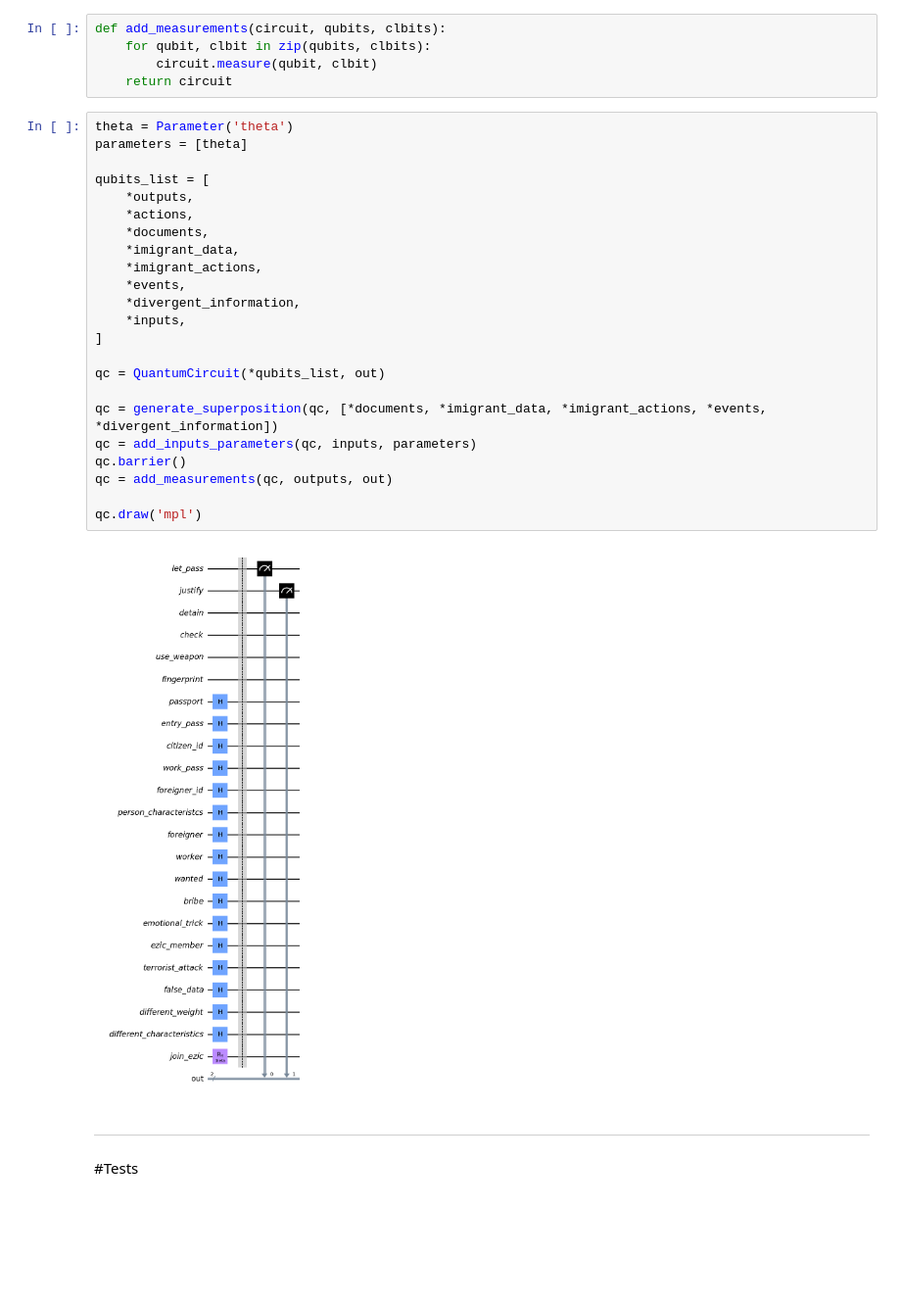
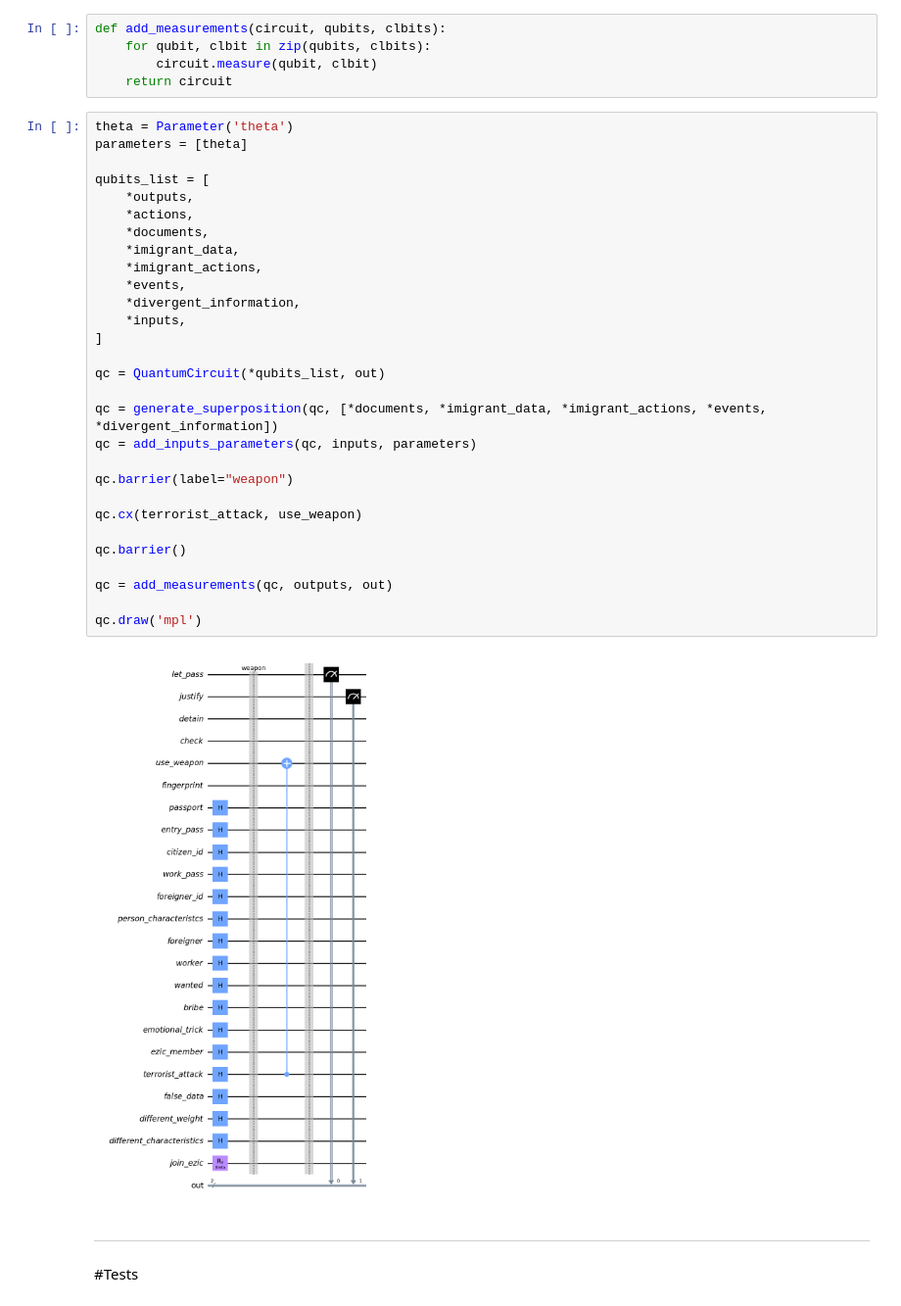
Before and after one commit to Dpbm/QPapersPlease, a Jupyter notebook: papers-please.ipynb, the cells around one changed output. Shown: that part at 98% size. Drawn from its saved outputs; the diff is of its cells as text; blank space fills up the shorter version.

Commit message:
added terrorist attack

```diff
--- a/papers-please.ipynb
+++ b/papers-please.ipynb
@@ -83,28 +83,34 @@ def add_measurements(circuit, qubits, clbits):
 # %%
 theta = Parameter('theta')
 parameters = [theta]
 
 qubits_list = [
     *outputs,
     *actions,
     *documents,
     *imigrant_data,
     *imigrant_actions,
     *events,
     *divergent_information,
     *inputs,
 ]
 
 qc = QuantumCircuit(*qubits_list, out)
 
 qc = generate_superposition(qc, [*documents, *imigrant_data, *imigrant_actions, *events, *divergent_information])
 qc = add_inputs_parameters(qc, inputs, parameters)
+
+qc.barrier(label="weapon")
+
+qc.cx(terrorist_attack, use_weapon)
+
 qc.barrier()
+
 qc = add_measurements(qc, outputs, out)
 
 qc.draw('mpl')
 # %% [output]
-[figure, old version]
+[figure, new version]
 # %% [markdown]
 ----
 #Tests
```
